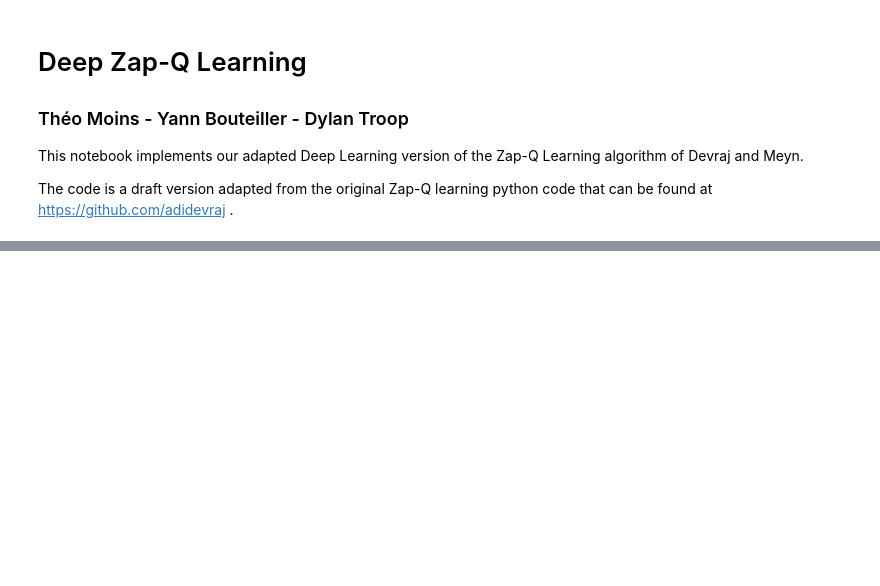
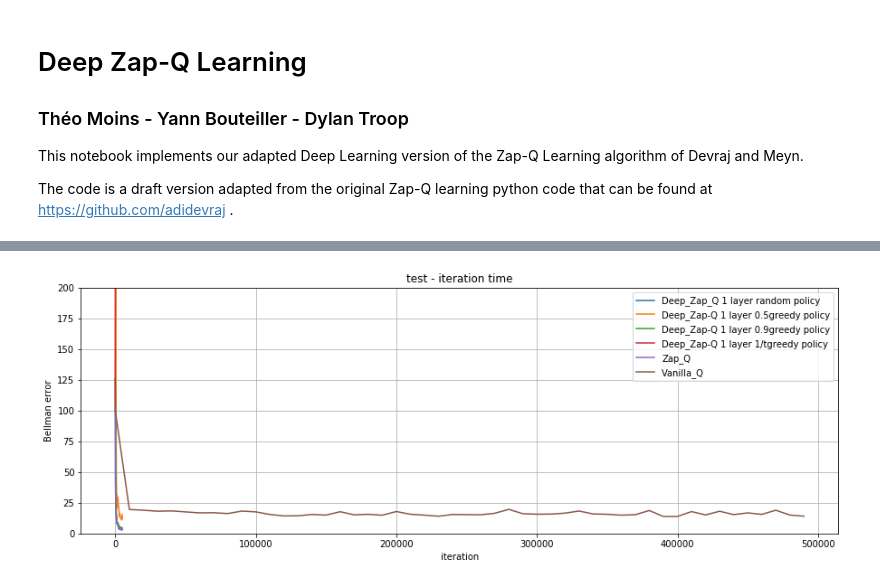
Before and after one commit to TheoMoins/IFT6085-Project, a Jupyter notebook: Experiments_Deep_Version.ipynb, the cells around one changed output, grey strips where cells are left out. Cells and saved outputs as stored; diff of their text form; code cells hidden in the pictures; blank space fills up the shorter version.

```diff
--- a/Experiments_Deep_Version.ipynb
+++ b/Experiments_Deep_Version.ipynb
@@ -594,0 +921,4 @@ print(q_table)
+# %%
+live_plot(dataplot, title='test - iteration time', ylabel='Bellman error', xlabel='iteration',clock_time1=False)
+# %% [output]
+[figure, added]
```
Also changed, not shown: parts of 41 cells of this notebook.
